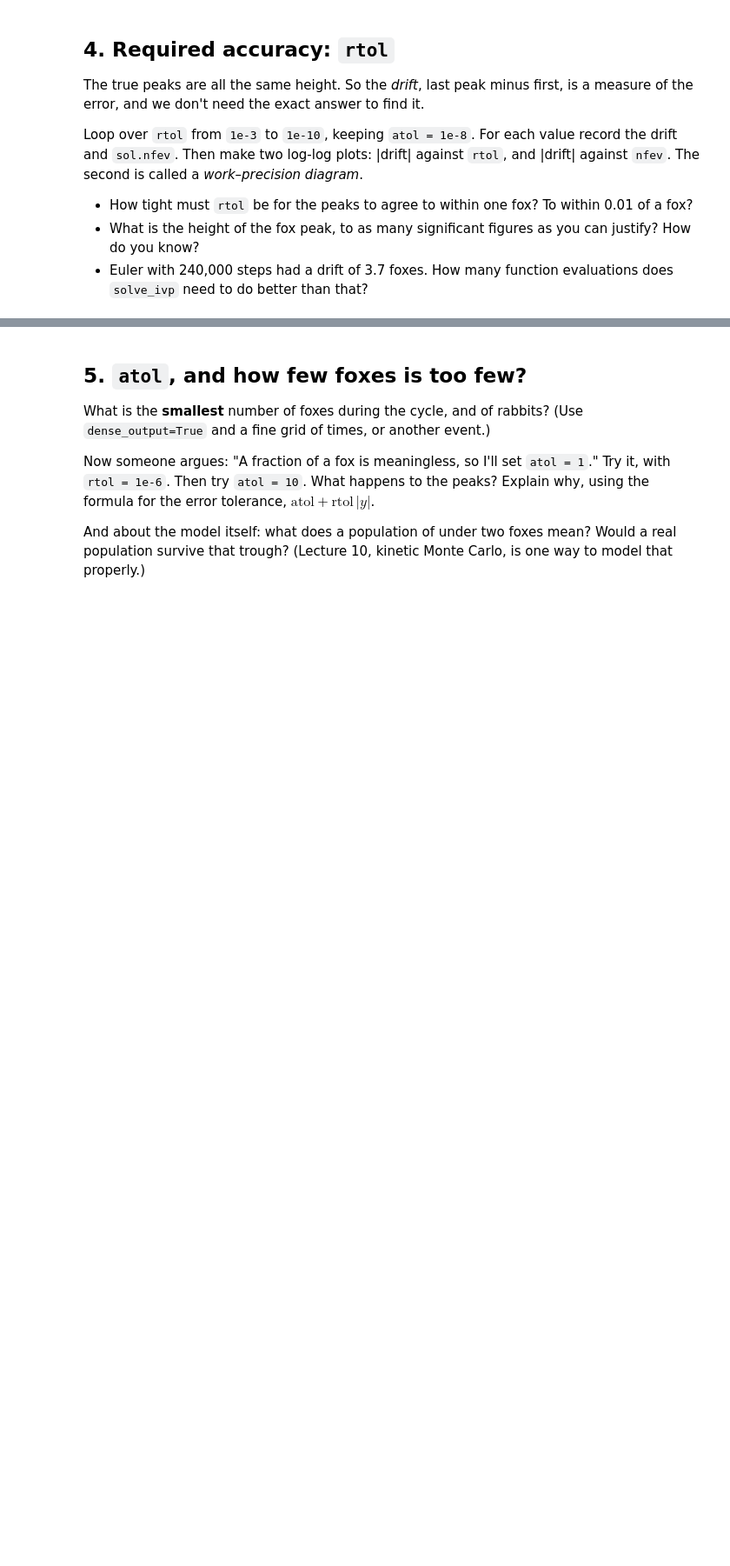
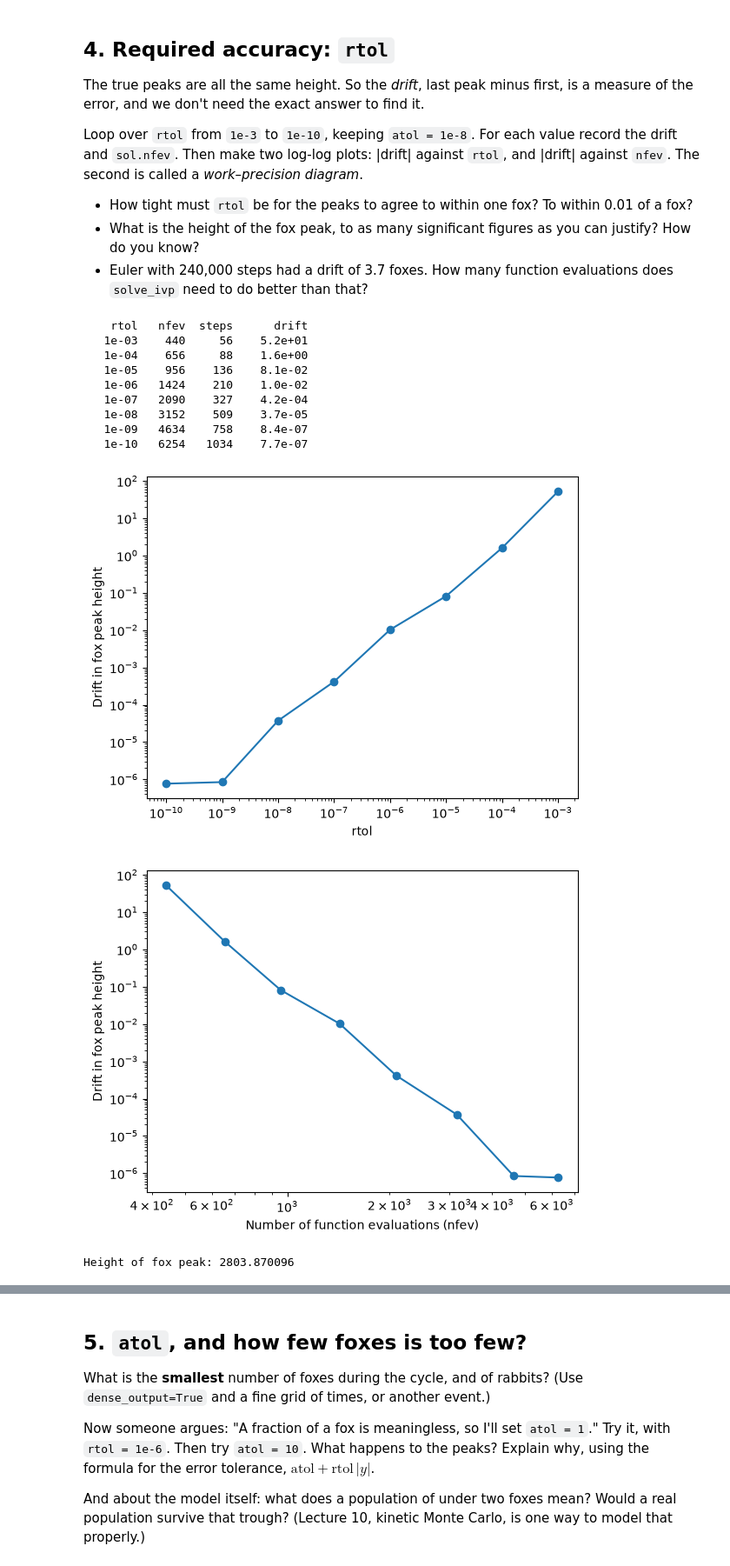
Before and after one commit to NityaGanesh33/differential-equations, a Jupyter notebook: rabbits-and-foxes.ipynb, the cells around one changed output, grey strips where cells are left out. Shown at 87% size. Cells and saved outputs as stored; diff of their text form; code cells hidden in the pictures; blank space fills up the shorter version.

Commit message:
Complete Task 4: analyze rtol precision, plot work-precision diagram, and determine peak convergence

```diff
--- a/rabbits-and-foxes.ipynb
+++ b/rabbits-and-foxes.ipynb
@@ -182,4 +182,43 @@ diagram*.
   justify? How do you know?
 - Euler with 240,000 steps had a drift of 3.7 foxes. How many function evaluations
   does `solve_ivp` need to do better than that?
+# %%
+print(f"{'rtol':>8} {'nfev':>6} {'steps':>6} {'drift':>10}")
+
+drifts = []
+nfevs = []
+rtols = []
+for rtol in [1e-3, 1e-4, 1e-5, 1e-6, 1e-7, 1e-8, 1e-9, 1e-10]:
+    sol = solve_ivp(dydt, (0, 1200), y0, events = fox_peak, rtol = rtol, atol = 1e-8)
+    drift = np.abs(sol.y_events[0][0, 1] - sol.y_events[0][-1, 1])
+    print(f"{rtol:8.0e} {sol.nfev:6d} {len(sol.t):6d} {drift:10.1e}")
+    drifts.append(drift)
+    nfevs.append(sol.nfev)
+    rtols.append(rtol)
+
+plt.figure()
+plt.loglog(rtols, drifts, "o-")
+plt.xlabel("rtol")
+plt.ylabel("Drift in fox peak height")
+plt.show()
+plt.figure()
+plt.loglog(nfevs, drifts, "o-")
+plt.xlabel("Number of function evaluations (nfev)")
+plt.ylabel("Drift in fox peak height")
+plt.show()
+
+print(f"Height of fox peak: {sol.y_events[0][0, 1]:.6f}")
+# %% [output]
+    rtol   nfev  steps      drift
+   1e-03    440     56    5.2e+01
+   1e-04    656     88    1.6e+00
+   1e-05    956    136    8.1e-02
+   1e-06   1424    210    1.0e-02
+   1e-07   2090    327    4.2e-04
+   1e-08   3152    509    3.7e-05
+   1e-09   4634    758    8.4e-07
+   1e-10   6254   1034    7.7e-07
+[figure, added]
+[figure, added]
+Height of fox peak: 2803.870096
 # %% [markdown]
```
Also changed, not shown: parts of 1 cell of this notebook.
